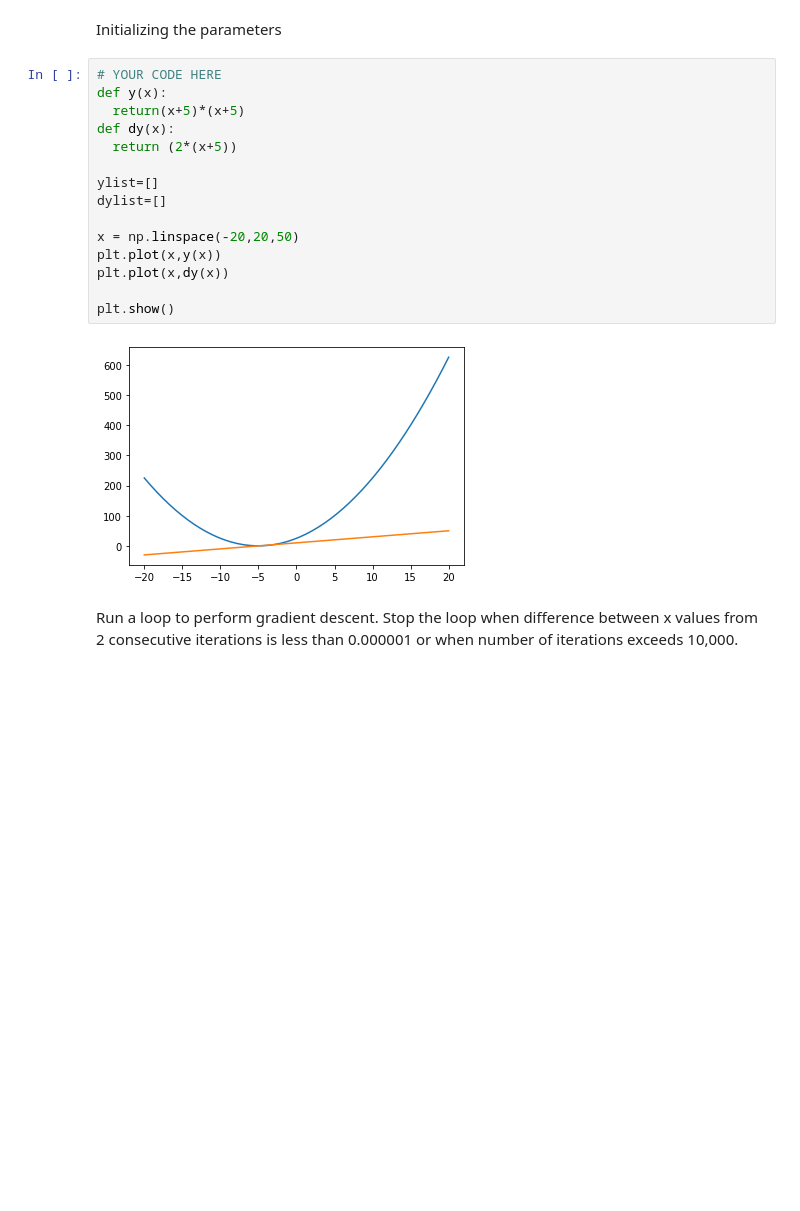
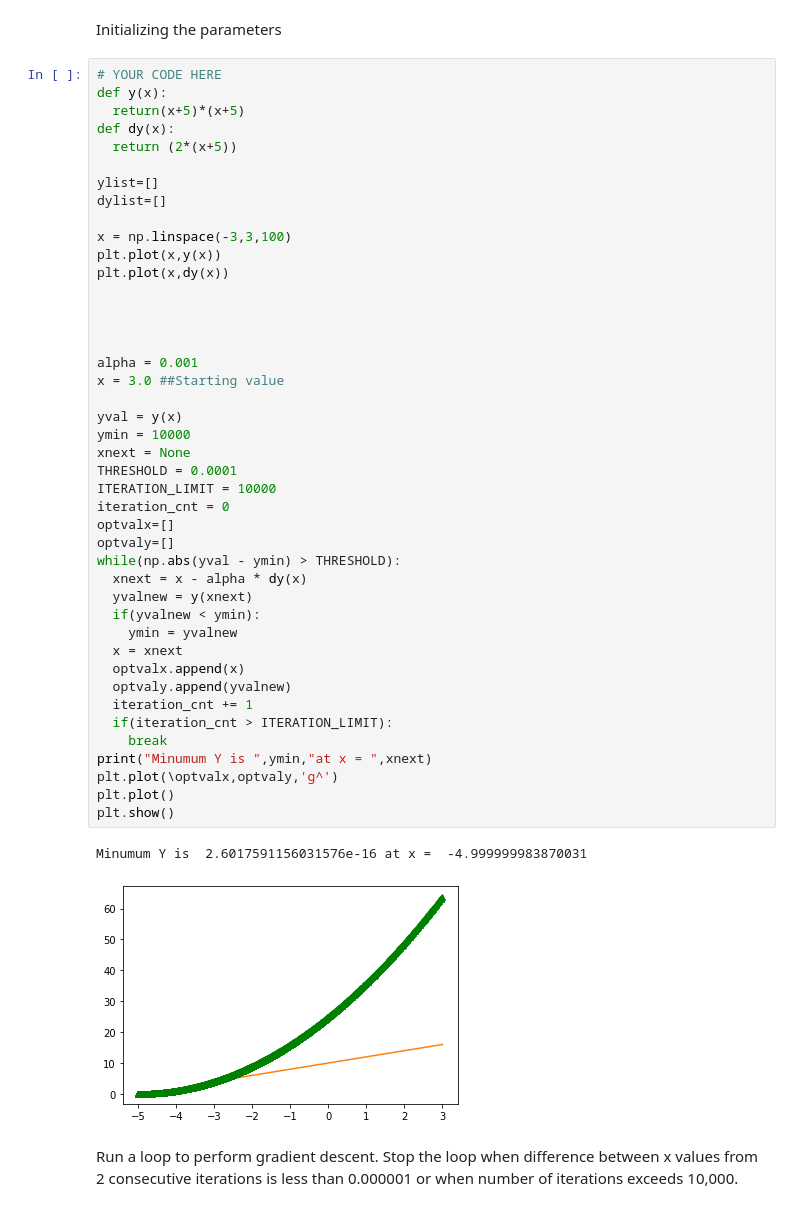
Before and after one commit to moosemaniam/IISCDeepLearning, a Jupyter notebook: M1_AST_05_Numerical_Optimization_A.ipynb, the cells around one changed output. Drawn from its saved outputs; the diff is of its cells as text; blank space fills up the shorter version.

```diff
--- a/M1_AST_05_Numerical_Optimization_A.ipynb
+++ b/M1_AST_05_Numerical_Optimization_A.ipynb
@@ -209,20 +211,49 @@ Initializing the parameters
 # %%
 # YOUR CODE HERE
 def y(x):
   return(x+5)*(x+5)
 def dy(x):
   return (2*(x+5))
 
 ylist=[]
 dylist=[]
 
-x = np.linspace(-20,20,50)
+x = np.linspace(-3,3,100)
 plt.plot(x,y(x))
 plt.plot(x,dy(x))
 
+
+
+
+alpha = 0.001
+x = 3.0 ##Starting value
+
+yval = y(x)
+ymin = 10000
+xnext = None
+THRESHOLD = 0.0001
+ITERATION_LIMIT = 10000
+iteration_cnt = 0
+optvalx=[]
+optvaly=[]
+while(np.abs(yval - ymin) > THRESHOLD):
+  xnext = x - alpha * dy(x)
+  yvalnew = y(xnext)
+  if(yvalnew < ymin):
+    ymin = yvalnew
+  x = xnext
+  optvalx.append(x)
+  optvaly.append(yvalnew)
+  iteration_cnt += 1
+  if(iteration_cnt > ITERATION_LIMIT):
+    break
+print("Minumum Y is ",ymin,"at x = ",xnext)
+plt.plot(\optvalx,optvaly,'g^')
+plt.plot()
 plt.show()
 # %% [output]
+Minumum Y is  2.6017591156031576e-16 at x =  -4.999999983870031
-[figure, old version]
+[figure, new version]
 # %% [markdown]
 Run a loop to perform gradient descent. Stop the loop when difference between x values from 2 consecutive iterations is less than 0.000001 or when number of iterations exceeds 10,000.
 # %%
```
Also changed, not shown: parts of 9 cells of this notebook.
